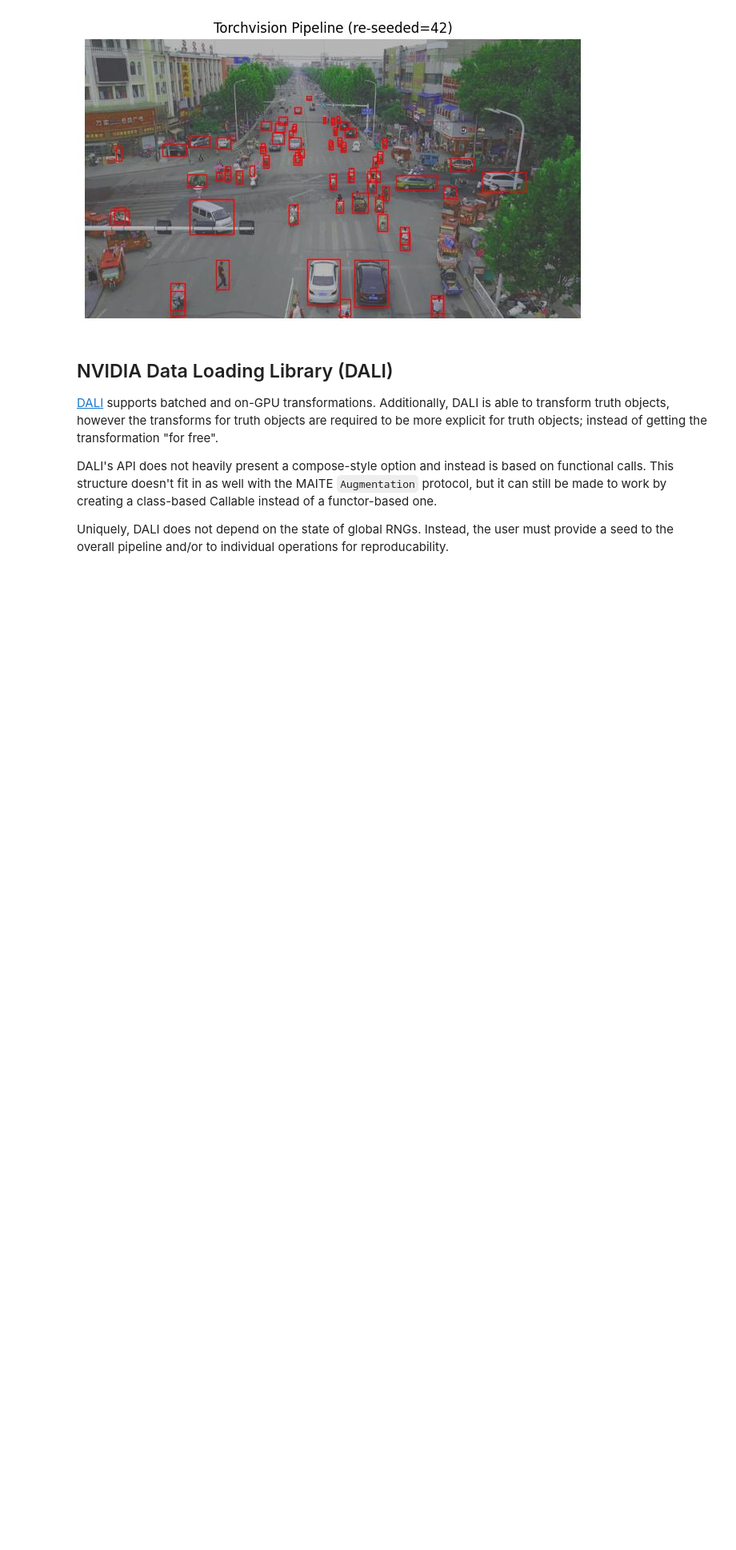
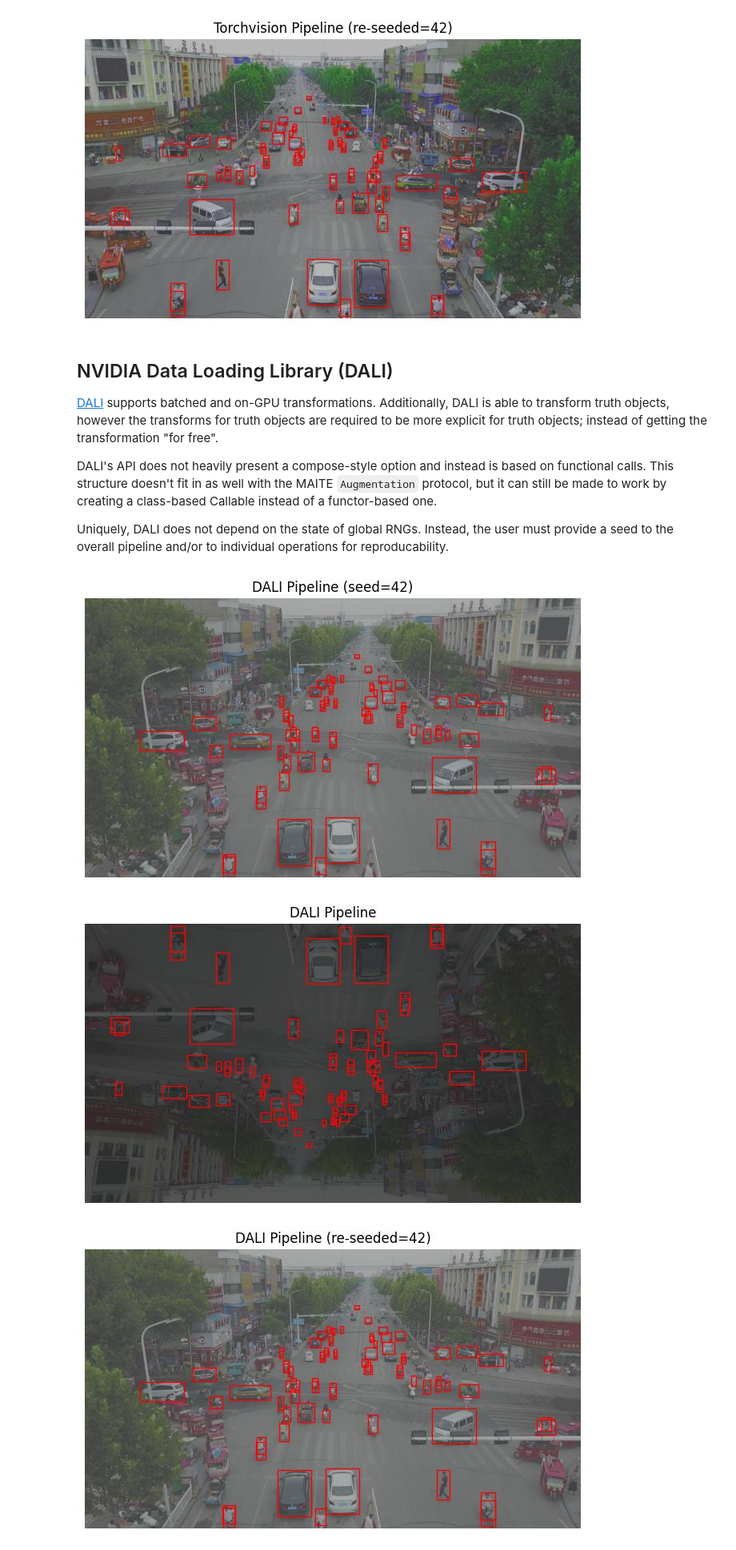
Before and after one commit to Kitware/nrtk-jatic, a Jupyter notebook: examples/augmentations.ipynb, the cells around one changed output. Shown at 80% size. Drawn from its saved outputs; the diff is of its cells as text; code cells hidden in the pictures; blank space fills up the shorter version.

```diff
--- a/examples/augmentations.ipynb
+++ b/examples/augmentations.ipynb
@@ -773,16 +744,20 @@ class DaliAugmentation:
 # %%
 # While DALI doesn't have to run on the GPU, it requires NVIDIA Drivers and
 # CUDA Toolkit to be installed
 if torch.cuda.is_available():
     seed = 42
     dali_aug = DaliAugmentation(seed=seed)
 
-    dali_out1 = dali_aug(data_in)
-    display(dali_out1, f"DALI Pipeline (seed={seed})")
+    dali_out1, dali_dets1 = dali_aug(img, maite_detections)
+    display(dali_out1, dali_dets1, f"DALI Pipeline (seed={seed})")
 
-    dali_out2 = dali_aug(data_in)
-    display(dali_out2, "DALI Pipeline")
+    dali_out2, dali_dets2 = dali_aug(img, maite_detections)
+    display(dali_out2, dali_dets2, "DALI Pipeline")
 
     dali_aug.seed_pipeline(seed)
-    dali_out3 = dali_aug(data_in)
-    display(dali_out3, f"DALI Pipeline (re-seeded={seed})")
+    dali_out3, dali_dets3 = dali_aug(img, maite_detections)
+    display(dali_out3, dali_dets3, f"DALI Pipeline (re-seeded={seed})")
+# %% [output]
+[figure, added]
+[figure, added]
+[figure, added]
```
Also changed, not shown: parts of 21 cells of this notebook.
